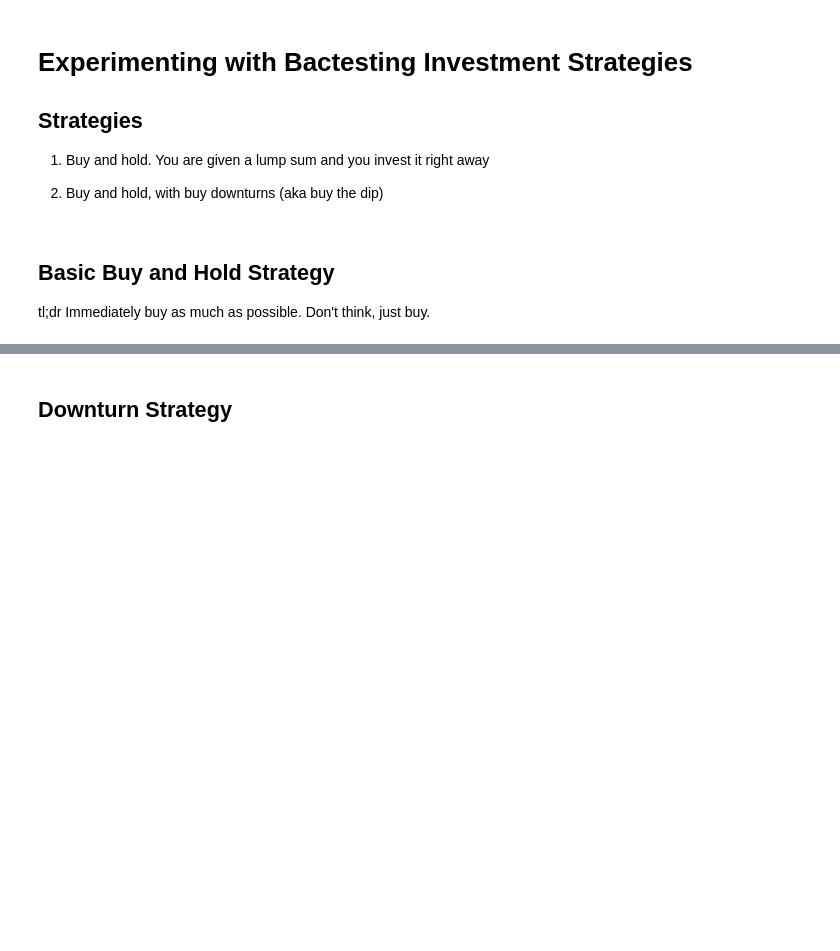
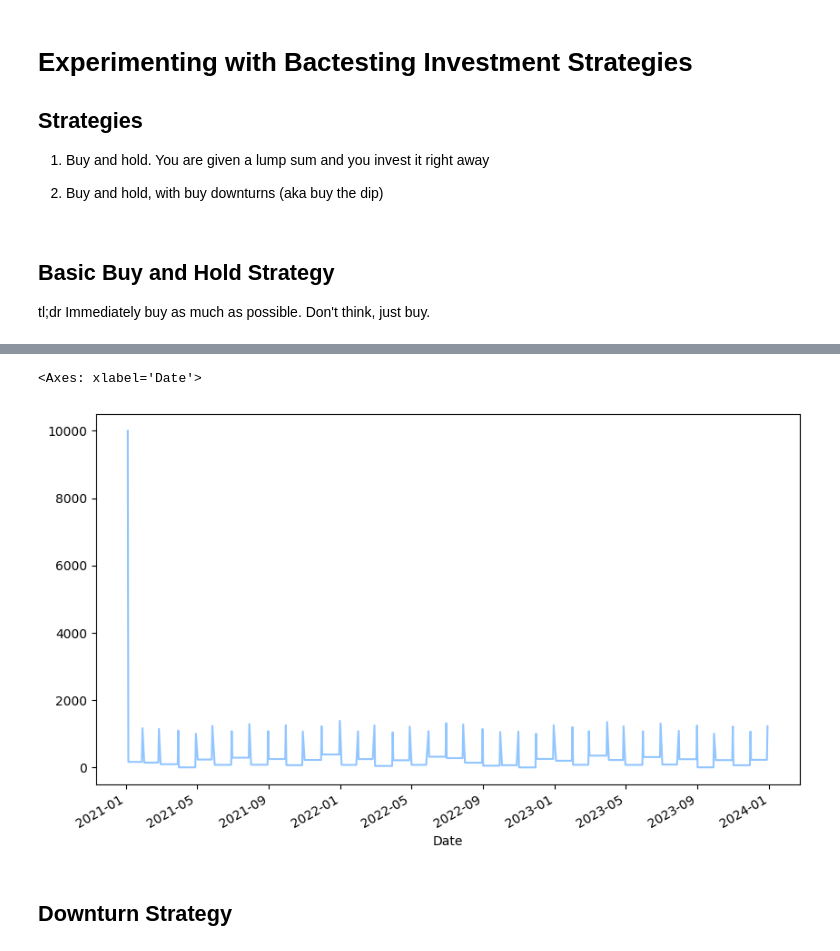
Before and after one commit to Johnnyboycurtis/stock-market-analysis, a Jupyter notebook: experiments-backtesting-dev.ipynb, the cells around one changed output, grey strips where cells are left out. Saved outputs shown, nothing was run; the diff lists cells and outputs as text; code cells hidden in the pictures; blank space fills up the shorter version.

```diff
--- a/experiments-backtesting-dev.ipynb
+++ b/experiments-backtesting-dev.ipynb
@@ -119,6 +128,11 @@ fig.add_trace(go.Scatter(x=ts_voo.index, y=ts_voo['sma_50'],
                     line={'dash': 'dash'},
                     name='MA(50)'))
 fig.show()
+# %%
+buyandhold.contributions['available_funds'].plot(figsize=(10, 6))
+# %% [output]
+<Axes: xlabel='Date'>
+[figure, added]
 # %%
 del ts_voo
 # %% [markdown]
```
Also changed, not shown: parts of 15 cells of this notebook.
